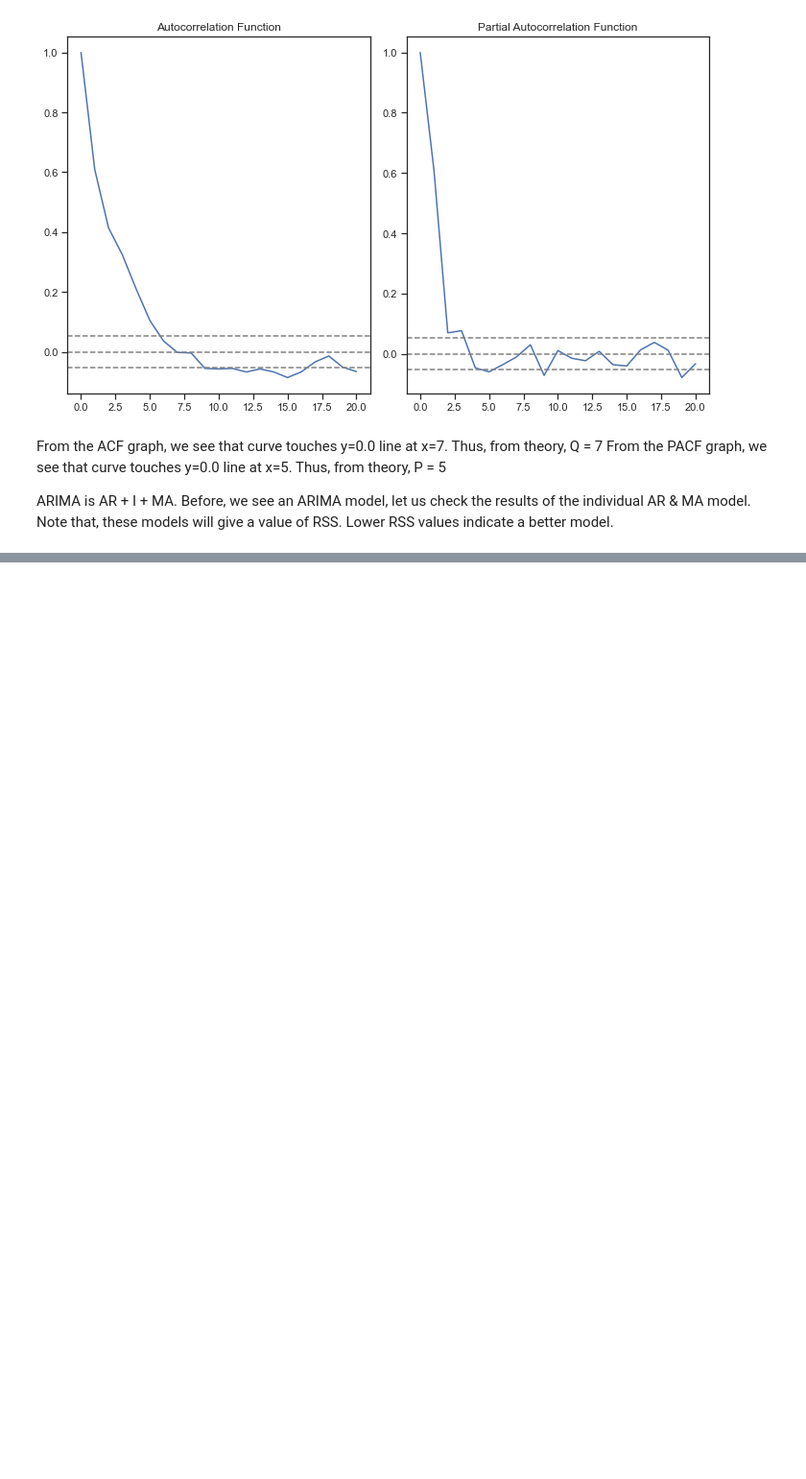
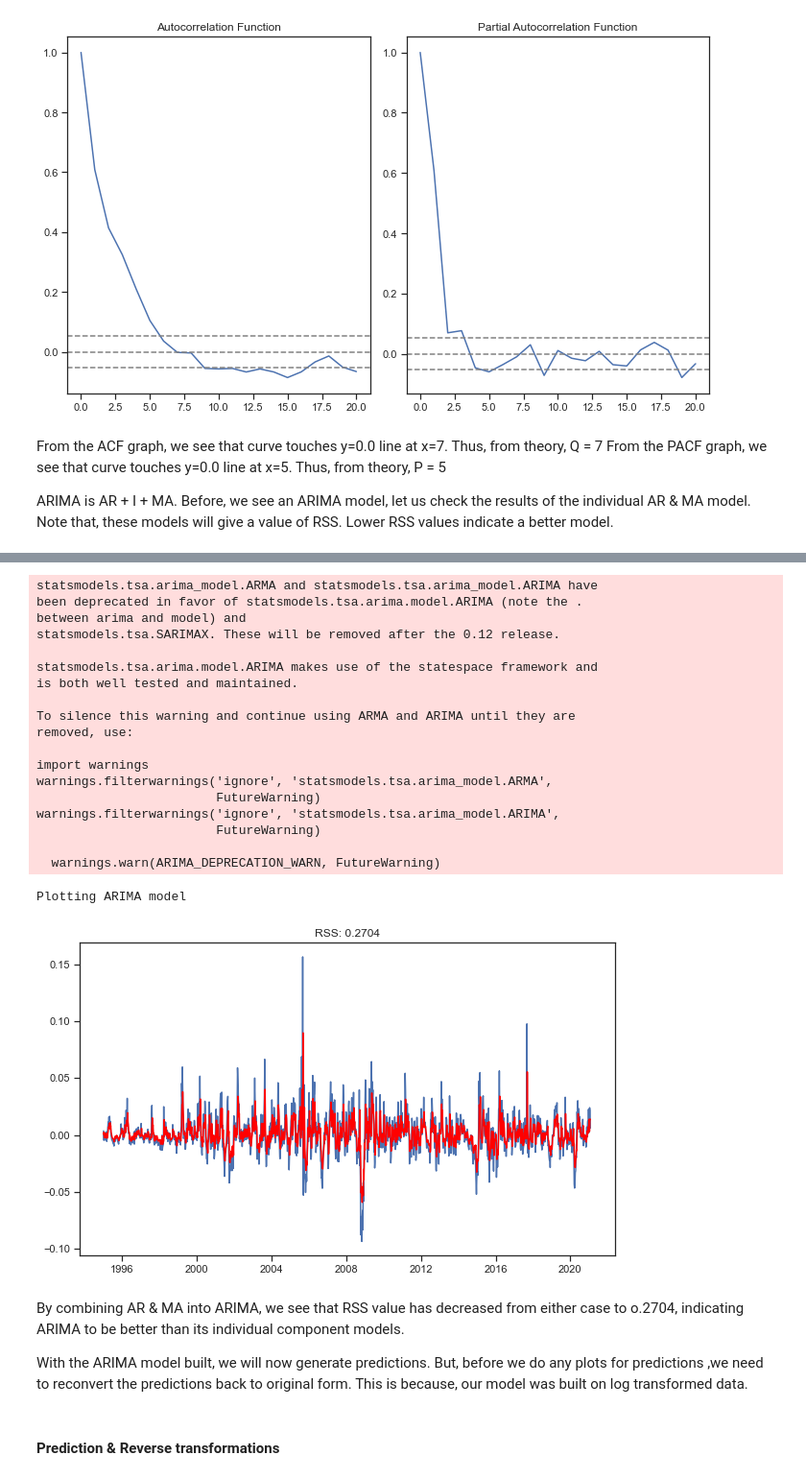
Before and after one commit to maryamadi/DS_Projects_MA, a Jupyter notebook: Capstone_Three_Oil_Prices_Prediction/Notebooks/Data Science Capstone Three Project Oil Prices Forecast_EDA_Maryam_Adigozalzada.ipynb, the cells around one changed output, grey strips where cells are left out. Shown at 96% size. Drawn from its saved outputs; the diff is of its cells as text; code cells hidden in the pictures; blank space fills up the shorter version.

```diff
--- a/Capstone_Three_Oil_Prices_Prediction/Notebooks/Data Science Capstone Three Project Oil Prices Forecast_EDA_Maryam_Adigozalzada.ipynb
+++ b/Capstone_Three_Oil_Prices_Prediction/Notebooks/Data Science Capstone Three Project Oil Prices Forecast_EDA_Maryam_Adigozalzada.ipynb
@@ -577,0 +615,35 @@ ARIMA is AR + I + MA. Before, we see an ARIMA model, let us check the results of
+# %%
+# AR+I+MA = ARIMA model
+model = ARIMA(indexedf_logScale, order=(2,1,2))
+results_ARIMA = model.fit(disp=-1)
+plt.plot(datasetLogDiffShifting)
+plt.plot(results_ARIMA.fittedvalues, color='red')
+plt.title('RSS: %.4f'%sum((results_ARIMA.fittedvalues - datasetLogDiffShifting['Average_Prices'])**2))
+print('Plotting ARIMA model')
+# %% [output]
+statsmodels.tsa.arima_model.ARMA and statsmodels.tsa.arima_model.ARIMA have
+been deprecated in favor of statsmodels.tsa.arima.model.ARIMA (note the .
+between arima and model) and
+statsmodels.tsa.SARIMAX. These will be removed after the 0.12 release.
+
+statsmodels.tsa.arima.model.ARIMA makes use of the statespace framework and
+is both well tested and maintained.
+
+To silence this warning and continue using ARMA and ARIMA until they are
+removed, use:
+
+import warnings
+warnings.filterwarnings('ignore', 'statsmodels.tsa.arima_model.ARMA',
+                        FutureWarning)
+warnings.filterwarnings('ignore', 'statsmodels.tsa.arima_model.ARIMA',
+                        FutureWarning)
+
+  warnings.warn(ARIMA_DEPRECATION_WARN, FutureWarning)
+Plotting ARIMA model
+[figure, added]
+# %% [markdown]
+By combining AR & MA into ARIMA, we see that RSS value has decreased from either case to o.2704, indicating ARIMA to be better than its individual component models.
+
+With the ARIMA model built, we will now generate predictions. But, before we do any plots for predictions ,we need to reconvert the predictions back to original form. This is because, our model was built on log transformed data.
+# %% [markdown]
+#### Prediction & Reverse transformations
```
Also changed, not shown: parts of 12 cells of this notebook.
